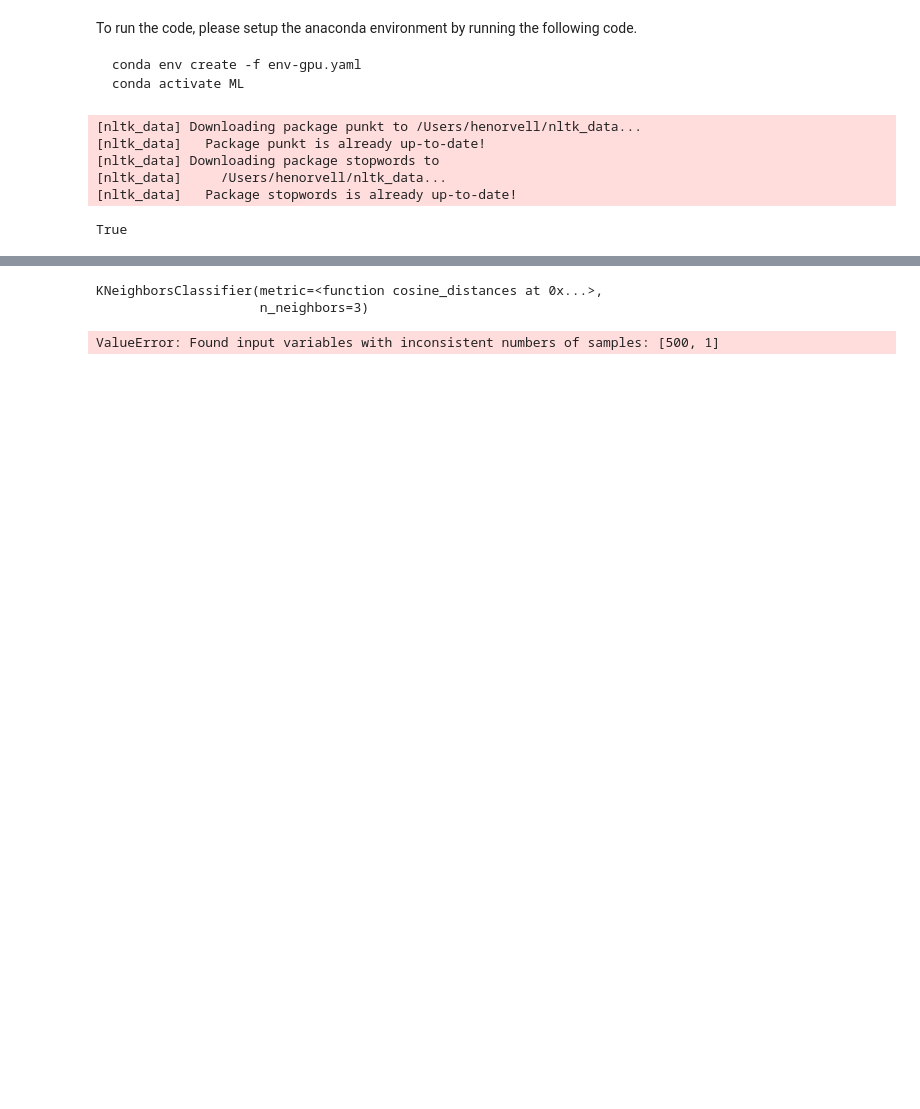
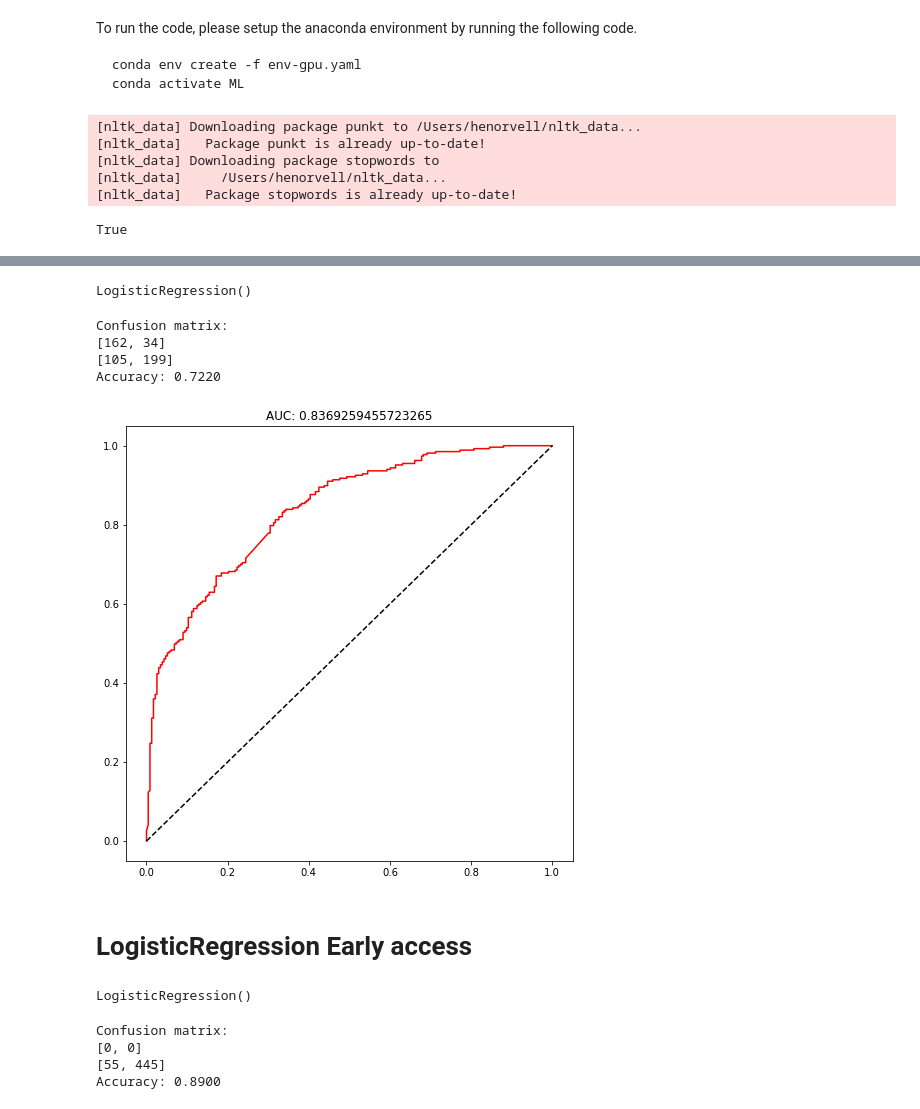
Before and after one commit to comword/TCD20CS4CS7-MLFinal, a Jupyter notebook: appendix_wb_linears.ipynb, the cells around one changed output, grey strips where cells are left out. Cells and saved outputs as stored; diff of their text form; code cells hidden in the pictures; blank space fills up the shorter version.

```diff
--- a/appendix_wb_linears.ipynb
+++ b/appendix_wb_linears.ipynb
@@ -35,6 +35,9 @@ with open('data/reviews_112_trans-en.jl', 'rb') as reader:
 y_voted_up = np.array(y_voted_up).astype(int)
 y_early_access = np.array(y_early_access).astype(int)
 # %%
-vectorizer = TfidfVectorizer(
-    stop_words = nltk.corpus.stopwords.words('english'),
-    max_df=0.2, ngram_range=(1, 2))
+for ngram in range(1, 4):
+    vectorizer = TfidfVectorizer(
+        stop_words = nltk.corpus.stopwords.words('english'),
+        max_df=0.2, ngram_range=(1, ngram))
+    X_vec = vectorizer.fit_transform(X)
+    print(ngram, "-gram vector shape: ", X_vec.shape)
@@ -46,14 +53,11 @@ train, test = train_test_split(np.arange(len(X)), test_size=0.1)
 model = LogisticRegression()
 model.fit(X_vec[train], y_voted_up[train])
 # %% [output]
-KNeighborsClassifier(metric=<function cosine_distances at 0x...>,
-                     n_neighbors=3)
+LogisticRegression()
 # %%
-preds = model.predict(X_vec[test])
-tn, fp, fn, tp = confusion_matrix(y_voted_up[test], preds).ravel()
+def print_confusion_matrix(preds, y_true):
+    tn, fp, fn, tp = confusion_matrix(y_true[test], preds).ravel()
 
-print('Confusion matrix:')
-print('[{}, {}]'.format(tp, fp))
-print('[{}, {}]'.format(fn, tn))
+    print('Confusion matrix:')
+    print('[{}, {}]'.format(tp, fp))
+    print('[{}, {}]'.format(fn, tn))
-# %% [output]
-ValueError: Found input variables with inconsistent numbers of samples: [500, 1]
@@ -61,0 +64,44 @@ print('Accuracy: %.4f' % accuracy_score(y_voted_up[test], preds))
+# %%
+import matplotlib.pyplot as plt
+def plot_roc(pred, y):
+    fpr, tpr, thresholds = roc_curve(y, pred)
+    try:
+        auc = roc_auc_score(y, pred)
+    except ValueError:
+        auc = "undefined"
+
+    fig, ax = plt.subplots(1, figsize=(8,8))
+    ax.plot(fpr, tpr, color='red')
+    ax.plot([0,1], [0,1], color='black', linestyle='--')
+    ax.set_title(f"AUC: {auc}")
+# %%
+preds_proba = model.predict_proba(X_vec[test])
+preds = model.predict(X_vec[test])
+print_confusion_matrix(preds, y_voted_up)
+print('Accuracy: %.4f' % accuracy_score(y_voted_up[test], preds))
+# %% [output]
+Confusion matrix:
+[162, 34]
+[105, 199]
+Accuracy: 0.7220
+# %%
+plot_roc(preds_proba[:, 1], y_voted_up[test])
+# %% [output]
+[figure, added]
+# %% [markdown]
+# LogisticRegression Early access
+# %%
+model = LogisticRegression()
+model.fit(X_vec[train], y_early_access[train])
+# %% [output]
+LogisticRegression()
+# %%
+preds_proba = model.predict_proba(X_vec[test])
+preds = model.predict(X_vec[test])
+print_confusion_matrix(preds, y_early_access)
+print('Accuracy: %.4f' % accuracy_score(y_early_access[test], preds))
+# %% [output]
+Confusion matrix:
+[0, 0]
+[55, 445]
+Accuracy: 0.8900
```
Also changed, not shown: parts of 21 cells of this notebook, 5 other files.
